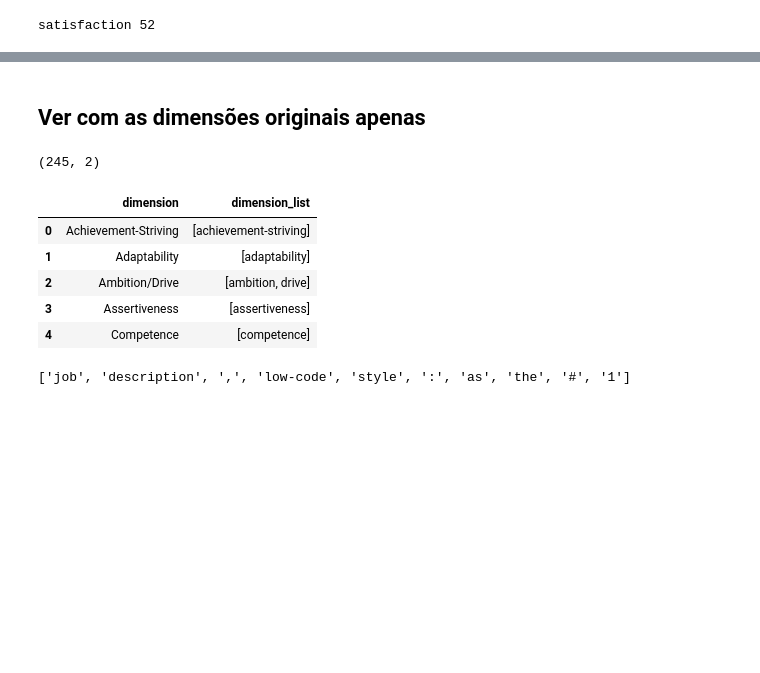
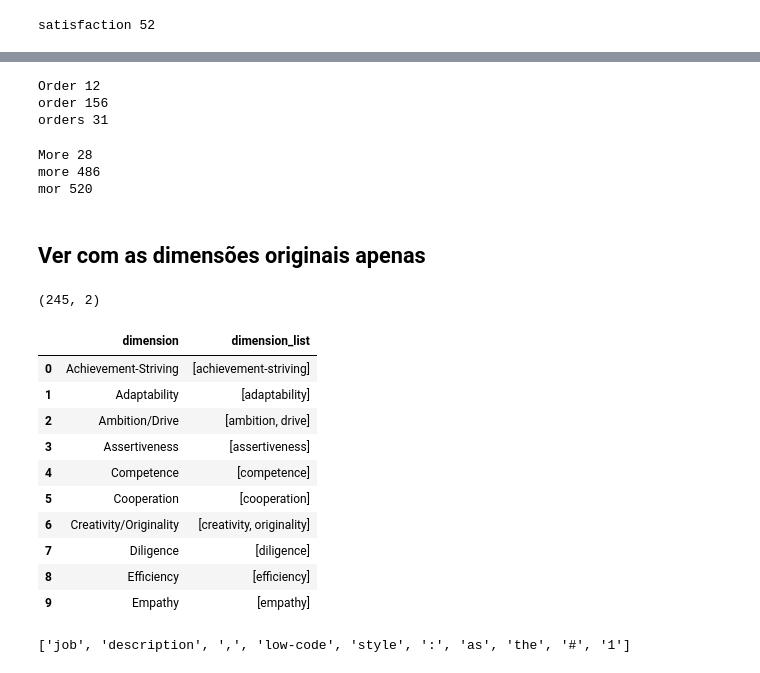
Before and after one commit to MigBap/other_projects, a Jupyter notebook: dimensions.ipynb, the cells around one changed output, grey strips where cells are left out. Drawn from its saved outputs; the diff is of its cells as text; code cells hidden in the pictures; blank space fills up the shorter version.

```diff
--- a/dimensions.ipynb
+++ b/dimensions.ipynb
@@ -610,31 +610,64 @@ pleasant 6
+# %%
+# Check "orderliness"
+orderl = []
+for i in all_jobs_words:
+    if lancaster.stem(i) == lancaster.stem("orderliness"):
+        orderl.append(i)
+
+for i in set(orderl):
+    if Counter(all_jobs_words_extended)[i] > 5:
+        print(i, Counter(all_jobs_words_extended)[i])
+# %% [output]
+Order 12
+order 156
+orders 31
+# %%
+# Check "morality"
+moralit = []
+for i in all_jobs_words:
+    if lancaster.stem(i) == lancaster.stem("morality"):
+        moralit.append(i)
+
+for i in set(moralit):
+    if Counter(all_jobs_words_extended)[i] > 5:
+        print(i, Counter(all_jobs_words_extended)[i])
+# %% [output]
+More 28
+more 486
+mor 520
 # %% [markdown]
 ## Ver com as dimensões originais apenas
 # %%
 df_origin = pd.DataFrame(list(zip(list(dimensions_df['all_labels']), dimensions_list)),
                          columns=['dimension', 'dimension_list'])
 
 # make some replacements
 new_equivalents = []
 for i in df_origin['dimension_list']:
     if len(i) == 1:
         new_equivalents.append([i[0].replace('Interest in ', '').replace('Capacity for ', '').replace(
                                             'Capacity for ', '').replace('Locus of Control,', '').replace(
                                             'Love for ', '').lower()])
     else:
         new_equivalents.append([j.lower() for j in i])
 
 # replace the series
 df_origin['dimension_list'] = new_equivalents.copy()
 print(df_origin.shape)
-df_origin.head()
+df_origin.head(10)
 # %% [output]
 (245, 2)
 |  | dimension | dimension_list |
 | 0 | Achievement-Striving | [achievement-striving] |
 | 1 | Adaptability | [adaptability] |
 | 2 | Ambition/Drive | [ambition, drive] |
 | 3 | Assertiveness | [assertiveness] |
 | 4 | Competence | [competence] |
+| 5 | Cooperation | [cooperation] |
+| 6 | Creativity/Originality | [creativity, originality] |
+| 7 | Diligence | [diligence] |
+| 8 | Efficiency | [efficiency] |
+| 9 | Empathy | [empathy] |
 # %%
 # # lower
 # lower_dimensions = []
```
Also changed, not shown: parts of 18 cells of this notebook.
